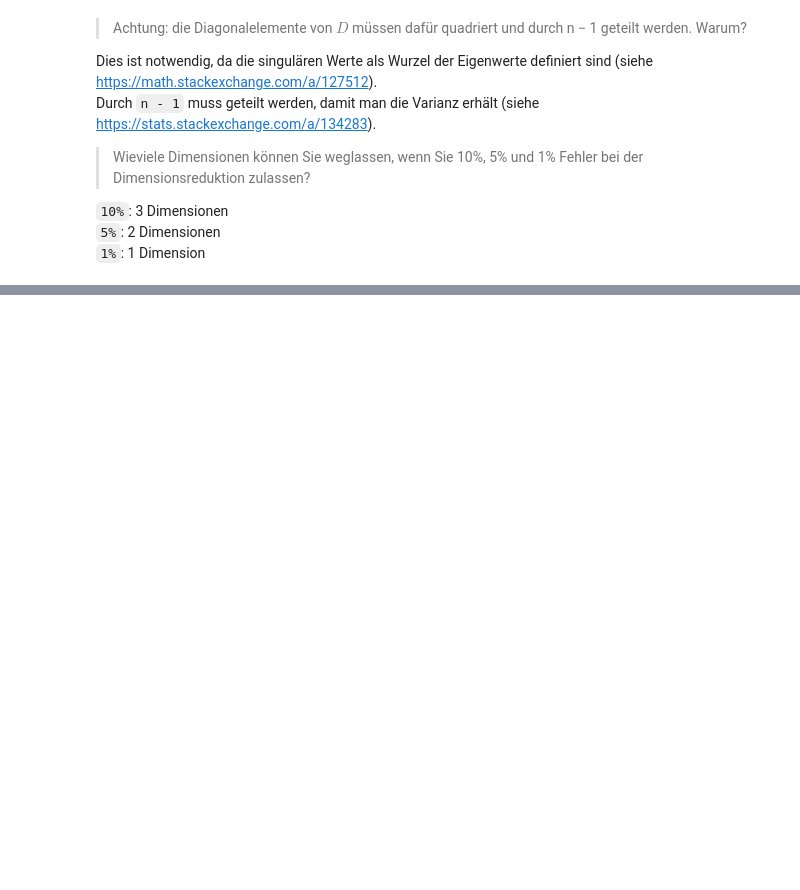
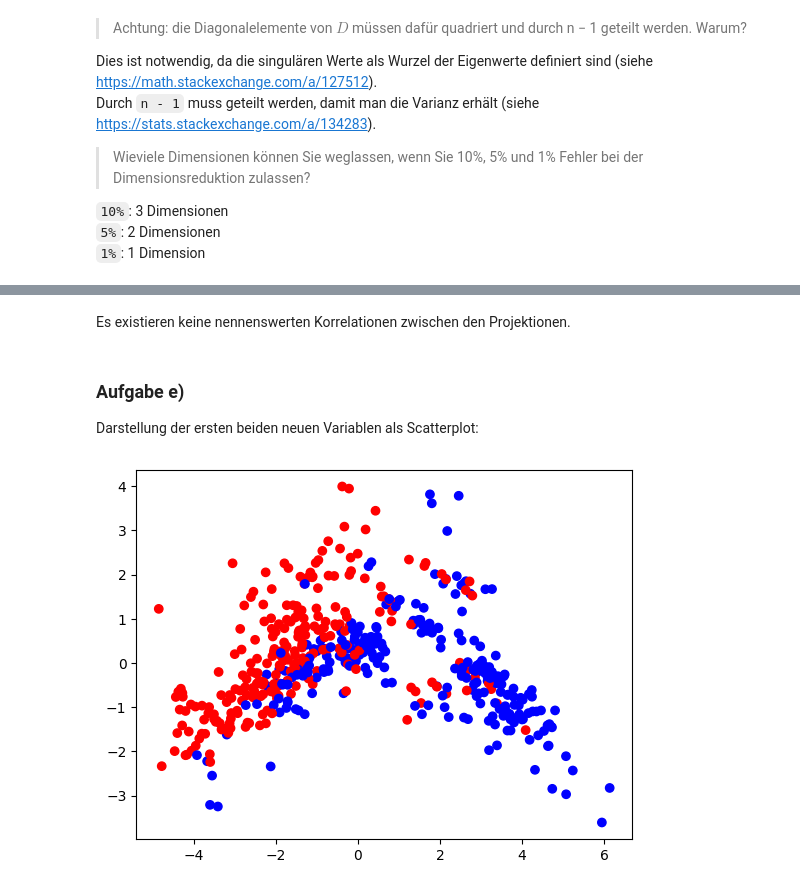
Before and after one commit to robingenz/htwg-machine-learning-exercises, a Jupyter notebook: exercises/01_Explorative_Analyse_und_PCA/03_pca.ipynb, the cells around one changed output, grey strips where cells are left out. Cells and saved outputs as stored; diff of their text form; code cells hidden in the pictures; blank space fills up the shorter version.

```diff
--- a/exercises/01_Explorative_Analyse_und_PCA/03_pca.ipynb
+++ b/exercises/01_Explorative_Analyse_und_PCA/03_pca.ipynb
@@ -118,0 +193,13 @@ Durch `n - 1` muss geteilt werden, damit man die Varianz erhält (siehe https://
+# %% [markdown]
+Es existieren keine nennenswerten Korrelationen zwischen den Projektionen.
+# %% [markdown]
+### Aufgabe e)
+
+Darstellung der ersten beiden neuen Variablen als Scatterplot:
+# %%
+tgtAboveMedian = dataFrame['TGT'] > dataFrame['TGT'].median()
+colors = np.where(tgtAboveMedian,'red','blue')
+plt.scatter(x=projectionsDataFrame[0], y=projectionsDataFrame[1], color=colors)
+plt.show()
+# %% [output]
+[figure, added]
```
Also changed, not shown: parts of 12 cells of this notebook, 2 other files.
